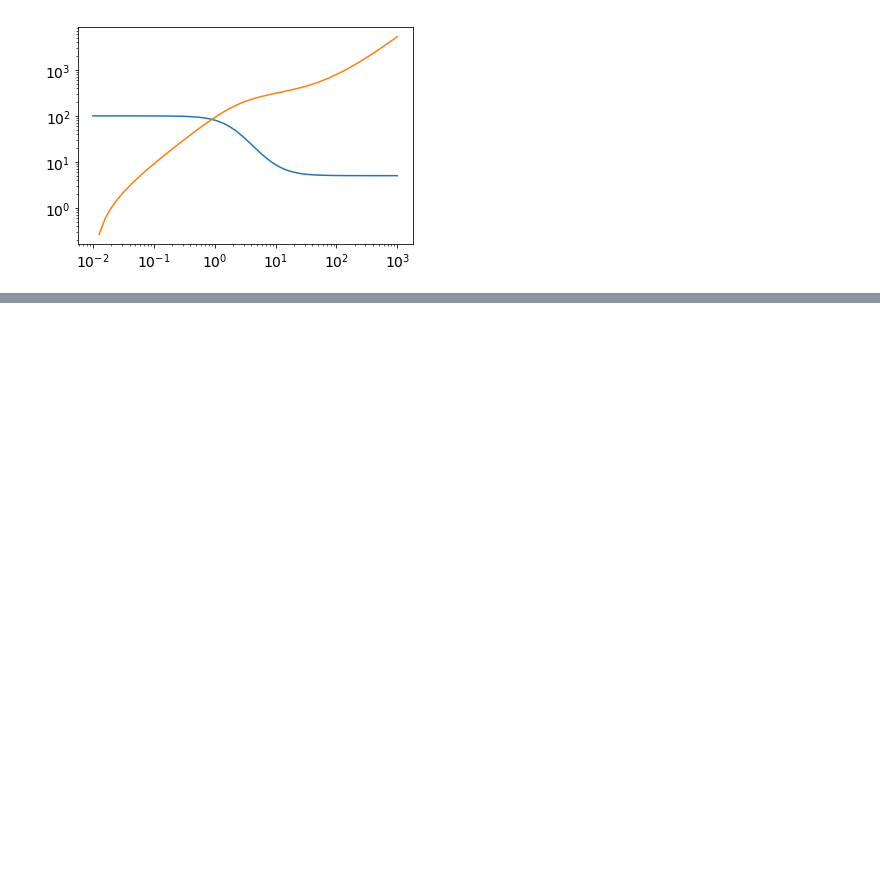
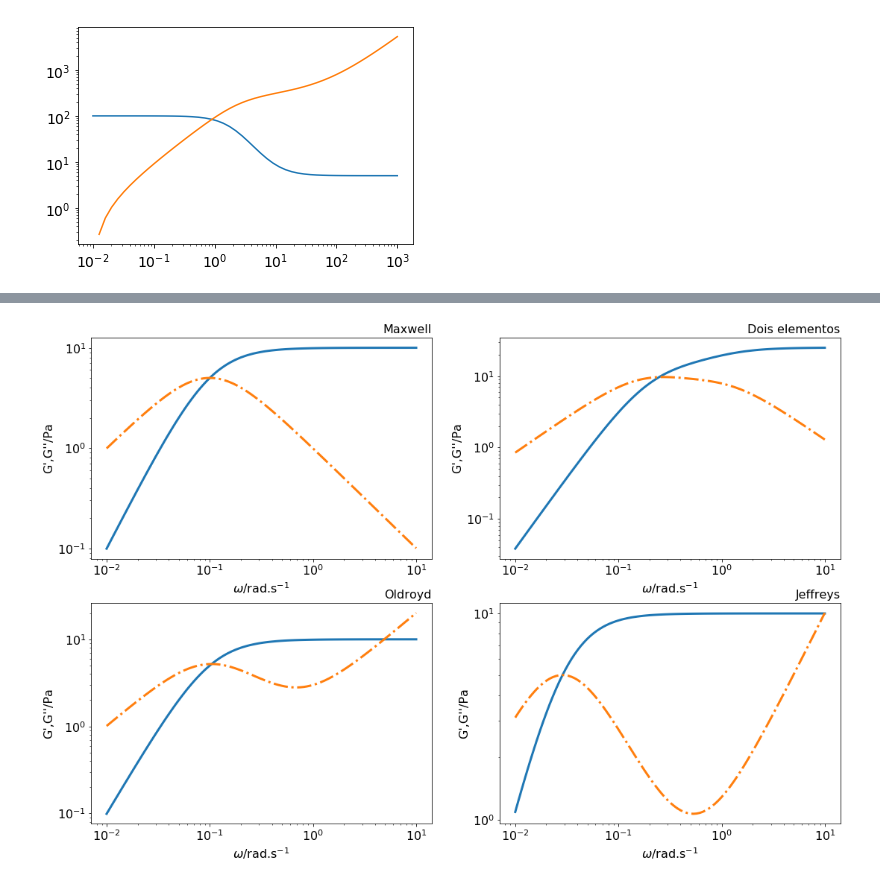
Before and after one commit to KarlClinckspoor/Tese, a Jupyter notebook: imagens/notebooks/Diagramas.ipynb, the cells around one changed output, grey strips where cells are left out. Cells and saved outputs as stored; diff of their text form; code cells hidden in the pictures; blank space fills up the shorter version.

```diff
--- a/imagens/notebooks/Diagramas.ipynb
+++ b/imagens/notebooks/Diagramas.ipynb
@@ -195,0 +335,34 @@ plt.yscale('log')
+# %%
+mpl.rcParams.update({'font.size': 16, 'text.usetex':False})
+
+fig, ax = plt.subplots(2, 2, figsize=((18,12)))
+
+ax = ax.flatten()
+
+ax[0].plot(w, y1_maxwell, **g1style)
+ax[0].plot(w, y2_maxwell, **g2style)
+ax[0].set(xlabel=r'$\omega$/rad.s$^{-1}$', ylabel=r"G',G''/Pa", xscale='log', yscale='log',)
+ax[0].set_title('Maxwell', loc='right', fontsize='medium')
+
+ax[1].plot(w, y1_twomode, **g1style)
+ax[1].plot(w, y2_twomode, **g2style)
+ax[1].set(xlabel=r'$\omega$/rad.s$^{-1}$', ylabel=r"G',G''/Pa", xscale='log', yscale='log',)
+ax[1].set_title('Dois elementos', loc='right', fontsize='medium')
+
+ax[2].plot(w, y1_oldroyd, **g1style)
+ax[2].plot(w, y2_oldroyd, **g2style)
+ax[2].set(xlabel=r'$\omega$/rad.s$^{-1}$', ylabel=r"G',G''/Pa", xscale='log', yscale='log',)
+ax[2].set_title('Oldroyd', loc='right', fontsize='medium')
+
+ax[3].plot(w, y1_jeffreys, **g1style)
+ax[3].plot(w, y2_jeffreys, **g2style)
+ax[3].set(xlabel=r'$\omega$/rad.s$^{-1}$', ylabel=r"G',G''/Pa", xscale='log', yscale='log',)
+ax[3].set_title('Jeffreys', loc='right', fontsize='medium')
+
+
+
+#fig.tight_layout()
+fig.savefig(r'D:\Google Drive\Doutorado\Tese\imagens\reologia\modelos_comparativo.pdf')
+mpl.rcParams.update({'font.size': 14, 'text.usetex':False})
+# %% [output]
+[figure, added]
```
Also changed, not shown: parts of 12 cells of this notebook, 13 other files.
